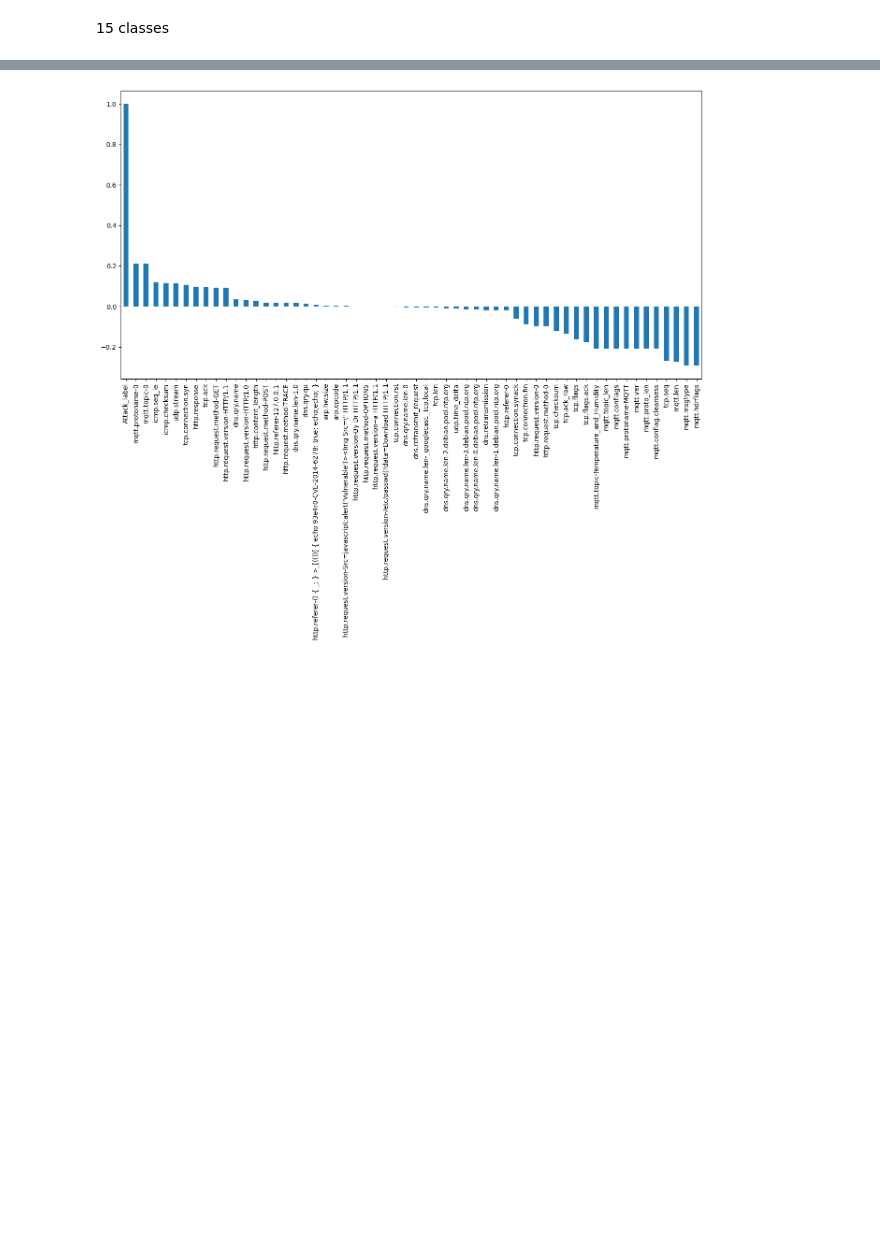
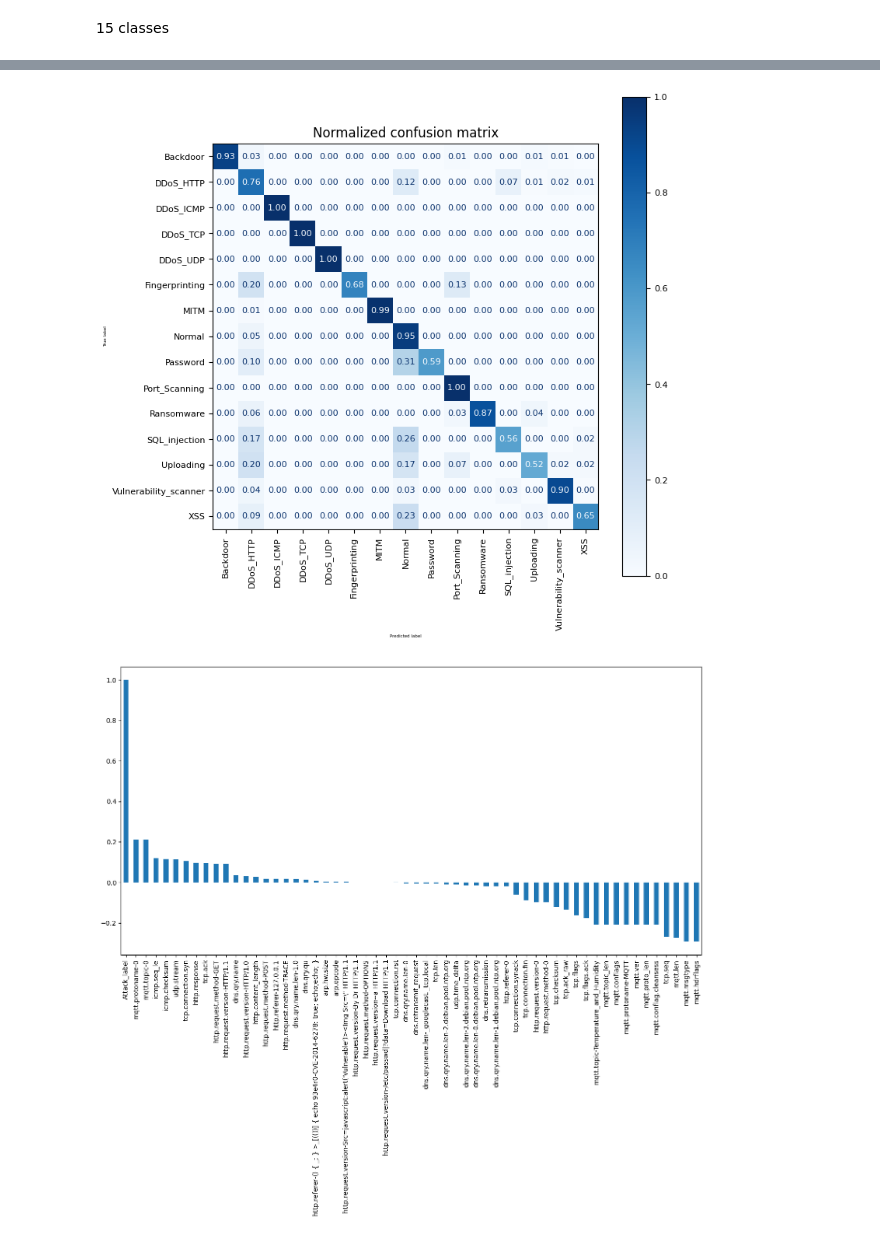
Before and after one commit to pro1710/ids, a Jupyter notebook: ds_analysis.ipynb, the cells around one changed output, grey strips where cells are left out. Cells and saved outputs as stored; diff of their text form; code cells hidden in the pictures; blank space fills up the shorter version.

```diff
--- a/ds_analysis.ipynb
+++ b/ds_analysis.ipynb
@@ -173,2 +253,7 @@ weighted avg       0.96      0.96      0.96     60879
 # %% [markdown]
 15 classes
+# %%
+X_train, X_test, y_train, y_test = dataset_split(df, target_label_15_class)
+
+print(f'X_train: {X_train.shape}, y_train: {y_train.shape}')
+print(f'X_test: {X_test.shape}, y_test: {y_test.shape}')
@@ -174,0 +294,8 @@ weighted avg       0.96      0.96      0.96     60879
+# %%
+dt_best = DecisionTreeClassifier(criterion='entropy', max_depth=8, random_state=SEED)
+dt_best.fit(X_train, y_train)
+
+y_train_predict = dt_best.predict(X_train)
+y_test_predict = dt_best.predict(X_test)
+
+report(y_train, y_train_predict, y_test, y_test_predict)
@@ -175,3 +320,30 @@ weighted avg       0.96      0.96      0.96     60879
+# %%
+from sklearn.metrics import ConfusionMatrixDisplay
+
+# titles_options = [
+#     ("Confusion matrix, without normalization", None),
+#     ("Normalized confusion matrix", "true"),
+# ]
+
+title='Normalized confusion matrix'
+
+disp = ConfusionMatrixDisplay.from_predictions(
+    y_test,
+    y_test_predict,
+    # display_labels=Attack_type_classes,
+    cmap=plt.cm.Blues,
+    normalize='true',
+    values_format='.2f'
+)
+disp.ax_.set_title(title)
+disp.figure_.set_size_inches(8, 8, forward=True)
+
+np.set_printoptions(precision=1)
+
+plt.xticks(rotation=90)
+plt.show()
+# %% [output]
+[figure, added]
 # %%
 
 tdf = df.drop([target_label_15_class], axis=1, inplace=False).copy()
```
Also changed, not shown: parts of 26 cells of this notebook.
